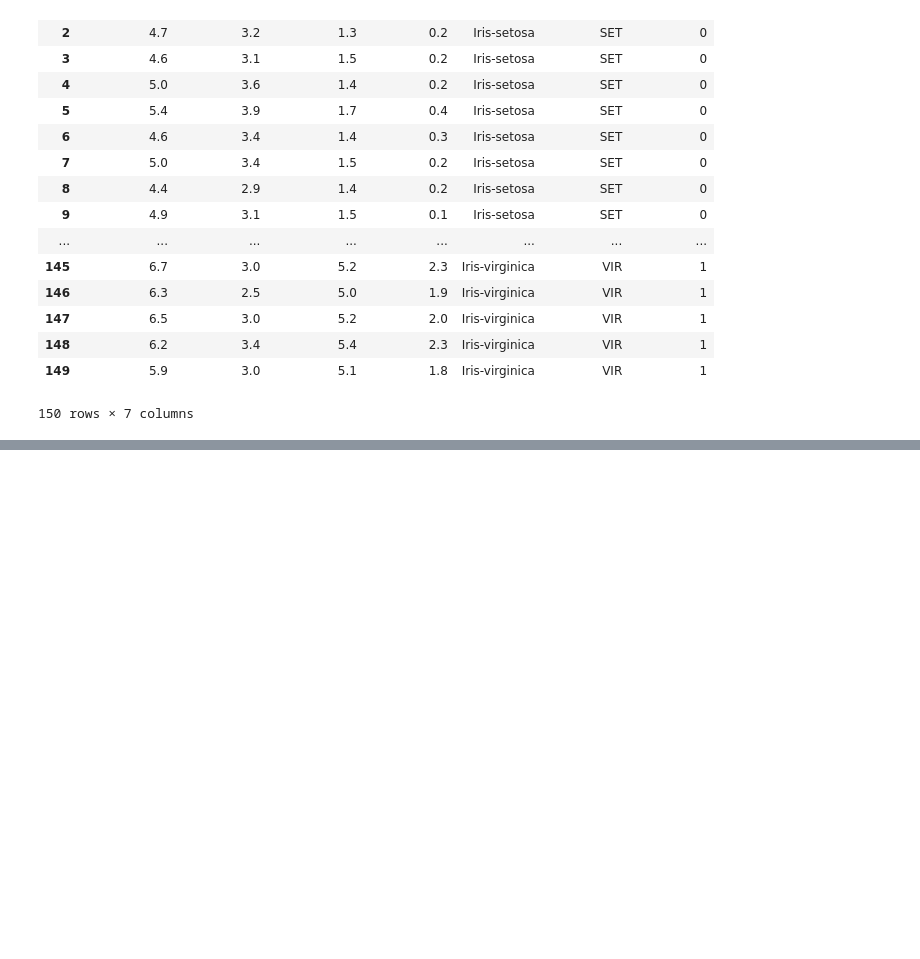
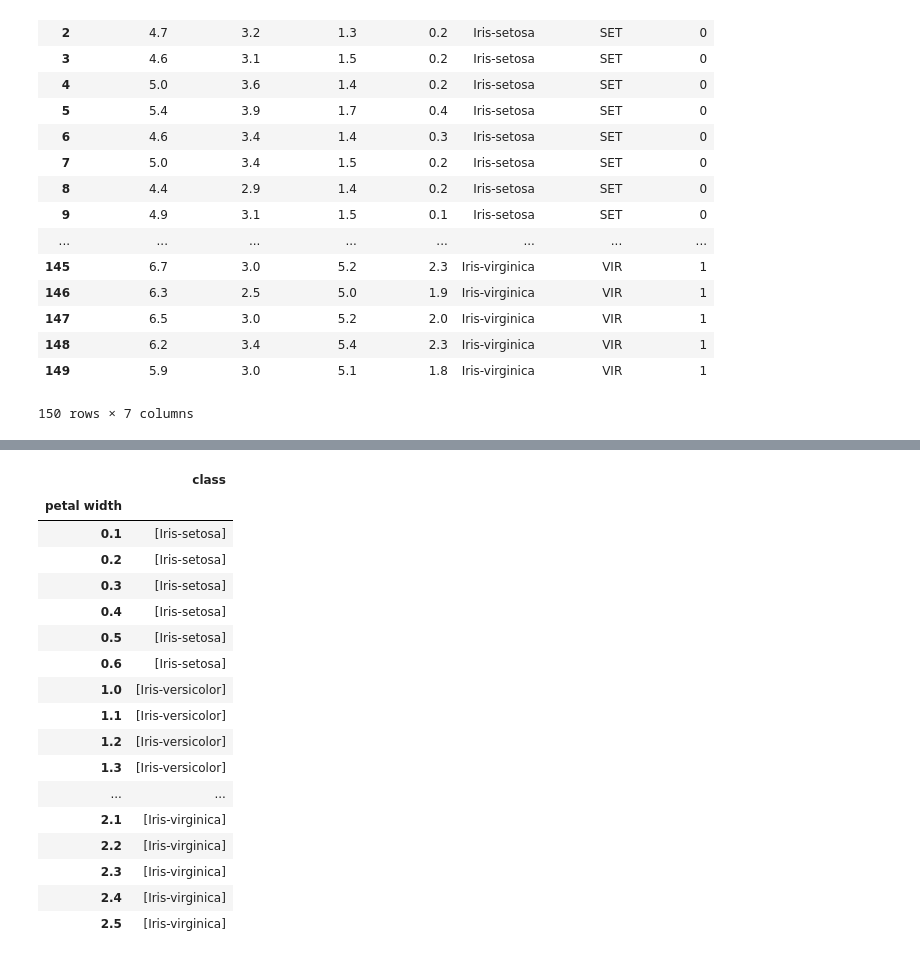
Before and after one commit to 384401056/PythonProject, a Jupyter notebook: 机器学习实践/03_Seaborn.ipynb, the cells around one changed output, grey strips where cells are left out. Cells and saved outputs as stored; diff of their text form; code cells hidden in the pictures; blank space fills up the shorter version.

```diff
--- a/机器学习实践/03_Seaborn.ipynb
+++ b/机器学习实践/03_Seaborn.ipynb
@@ -78,0 +149,21 @@ df
+# %%
+df.groupby('petal width')['class'].unique().to_frame()
+# %% [output]
+|  | class |
+| petal width |  |
+| 0.1 | [Iris-setosa] |
+| 0.2 | [Iris-setosa] |
+| 0.3 | [Iris-setosa] |
+| 0.4 | [Iris-setosa] |
+| 0.5 | [Iris-setosa] |
+| 0.6 | [Iris-setosa] |
+| 1.0 | [Iris-versicolor] |
+| 1.1 | [Iris-versicolor] |
+| 1.2 | [Iris-versicolor] |
+| 1.3 | [Iris-versicolor] |
+| ... | ... |
+| 2.1 | [Iris-virginica] |
+| 2.2 | [Iris-virginica] |
+| 2.3 | [Iris-virginica] |
+| 2.4 | [Iris-virginica] |
+| 2.5 | [Iris-virginica] |
```
Also changed, not shown: parts of 8 cells of this notebook, 7 other files.
